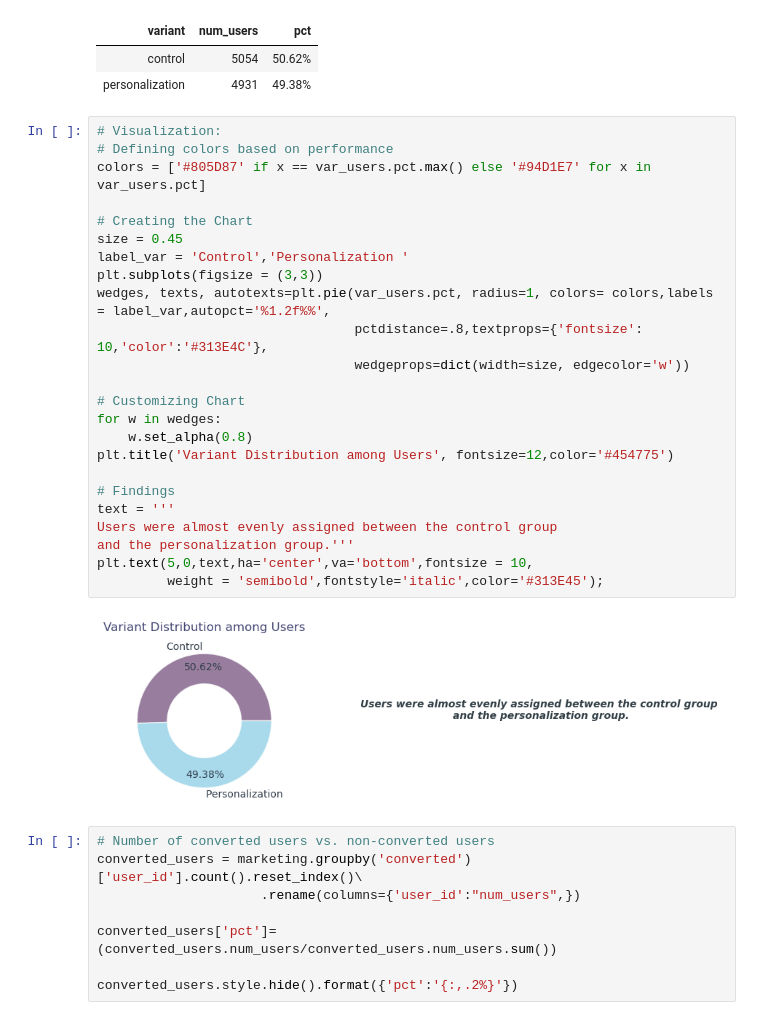
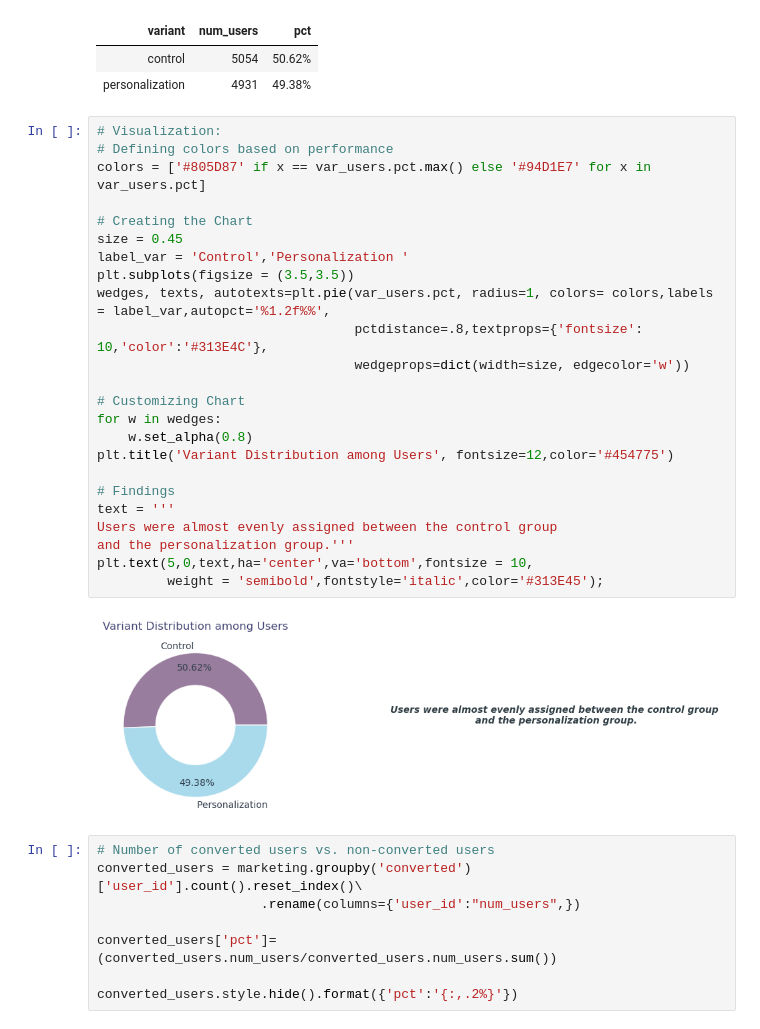
Before and after one commit to hend-a-ghafour/Analyzing_Marketing_Campaigns, a Jupyter notebook: Analyzing_Marketing_Campaigns.ipynb, the cells around one changed output. Drawn from its saved outputs; the diff is of its cells as text.

```diff
--- a/Analyzing_Marketing_Campaigns.ipynb
+++ b/Analyzing_Marketing_Campaigns.ipynb
@@ -480,29 +480,29 @@ var_users.style.hide().format({'pct':'{:,.2%}'})
 # %%
 # Visualization:
 # Defining colors based on performance
 colors = ['#805D87' if x == var_users.pct.max() else '#94D1E7' for x in var_users.pct]
 
 # Creating the Chart
 size = 0.45
 label_var = 'Control','Personalization '
-plt.subplots(figsize = (3,3))
+plt.subplots(figsize = (3.5,3.5))
 wedges, texts, autotexts=plt.pie(var_users.pct, radius=1, colors= colors,labels = label_var,autopct='%1.2f%%',
                                  pctdistance=.8,textprops={'fontsize': 10,'color':'#313E4C'},
                                  wedgeprops=dict(width=size, edgecolor='w'))
 
 # Customizing Chart
 for w in wedges:
     w.set_alpha(0.8)
 plt.title('Variant Distribution among Users', fontsize=12,color='#454775')
 
 # Findings
 text = '''
 Users were almost evenly assigned between the control group
 and the personalization group.'''
 plt.text(5,0,text,ha='center',va='bottom',fontsize = 10,
          weight = 'semibold',fontstyle='italic',color='#313E45');
 # %% [output]
-[figure, old version]
+[figure, new version]
 # %%
 # Number of converted users vs. non-converted users
 converted_users = marketing.groupby('converted')['user_id'].count().reset_index()\
```
Also changed, not shown: parts of 15 cells of this notebook.
